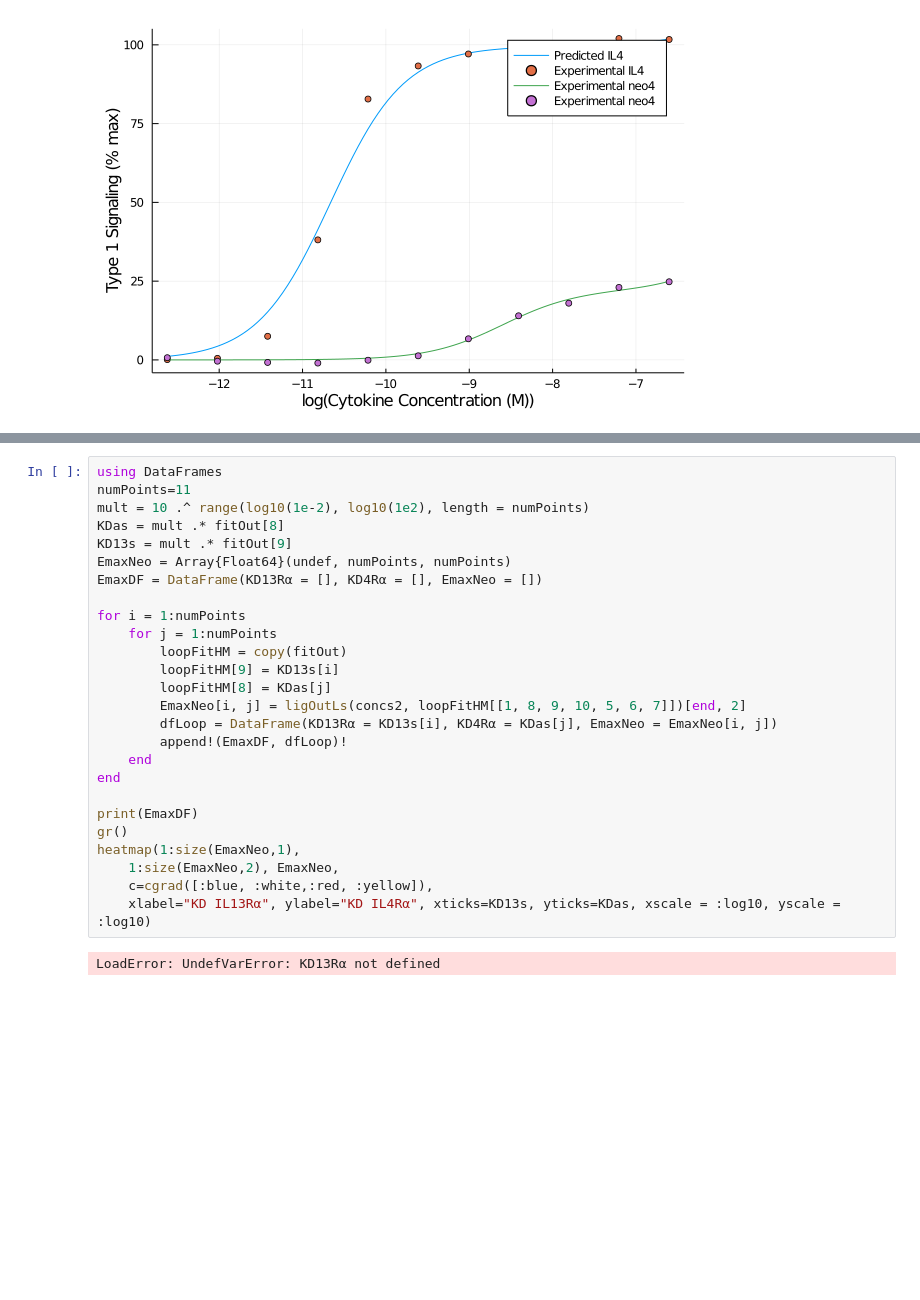
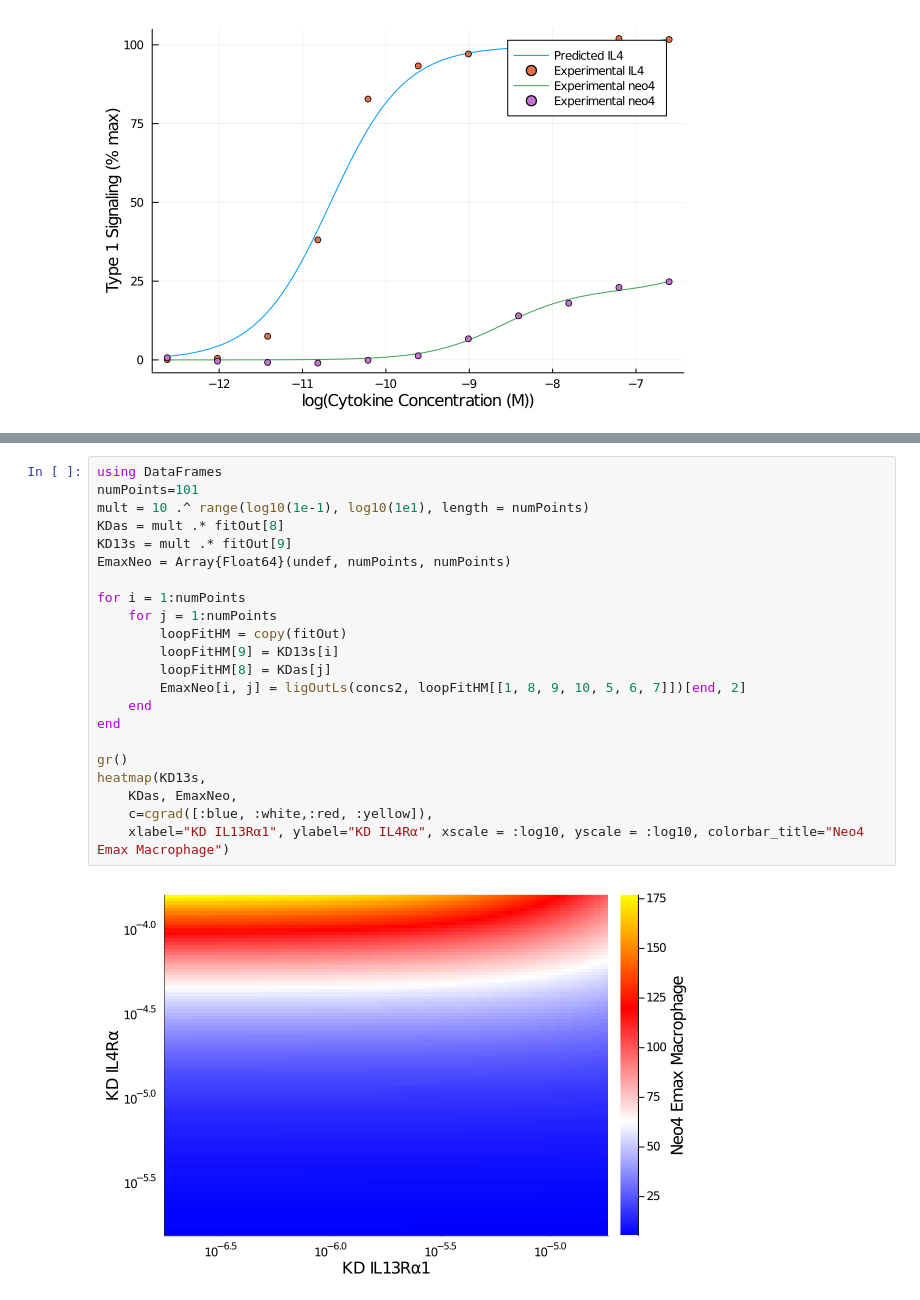
Before and after one commit to meyer-lab/IL4-model, a Jupyter notebook: polyc.ipynb, the cells around one changed output, grey strips where cells are left out. Cells and saved outputs as stored; diff of their text form; blank space fills up the shorter version.

```diff
--- a/polyc.ipynb
+++ b/polyc.ipynb
@@ -91,29 +74,25 @@ ylabel!("Type 1 Signaling (% max)")
 [figure]
 # %%
 using DataFrames
-numPoints=11
-mult = 10 .^ range(log10(1e-2), log10(1e2), length = numPoints)
+numPoints=101
+mult = 10 .^ range(log10(1e-1), log10(1e1), length = numPoints)
 KDas = mult .* fitOut[8]
 KD13s = mult .* fitOut[9]
 EmaxNeo = Array{Float64}(undef, numPoints, numPoints)
-EmaxDF = DataFrame(KD13Rα = [], KD4Rα = [], EmaxNeo = [])
 
 for i = 1:numPoints
     for j = 1:numPoints
         loopFitHM = copy(fitOut)
         loopFitHM[9] = KD13s[i]
         loopFitHM[8] = KDas[j]
         EmaxNeo[i, j] = ligOutLs(concs2, loopFitHM[[1, 8, 9, 10, 5, 6, 7]])[end, 2]
-        dfLoop = DataFrame(KD13Rα = KD13s[i], KD4Rα = KDas[j], EmaxNeo = EmaxNeo[i, j])
-        append!(EmaxDF, dfLoop)!
     end
 end
 
-print(EmaxDF)
 gr()
-heatmap(1:size(EmaxNeo,1),
-    1:size(EmaxNeo,2), EmaxNeo,
+heatmap(KD13s,
+    KDas, EmaxNeo,
     c=cgrad([:blue, :white,:red, :yellow]),
-    xlabel="KD IL13Rα", ylabel="KD IL4Rα", xticks=KD13s, yticks=KDas, xscale = :log10, yscale = :log10)
+    xlabel="KD IL13Rα1", ylabel="KD IL4Rα", xscale = :log10, yscale = :log10, colorbar_title="Neo4 Emax Macrophage")
 # %% [output]
-LoadError: UndefVarError: KD13Rα not defined
+[figure, added]
```
Also changed, not shown: parts of 3 cells of this notebook.
